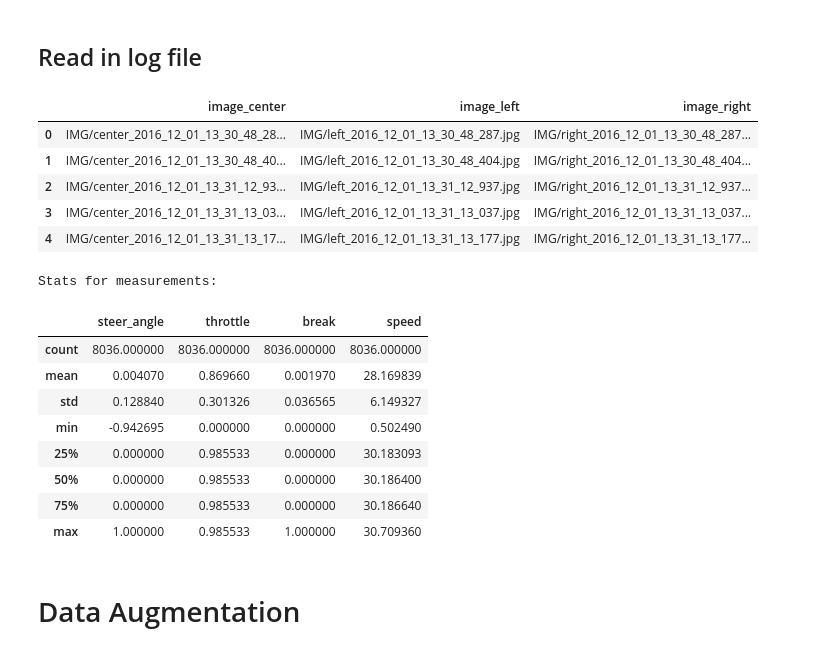
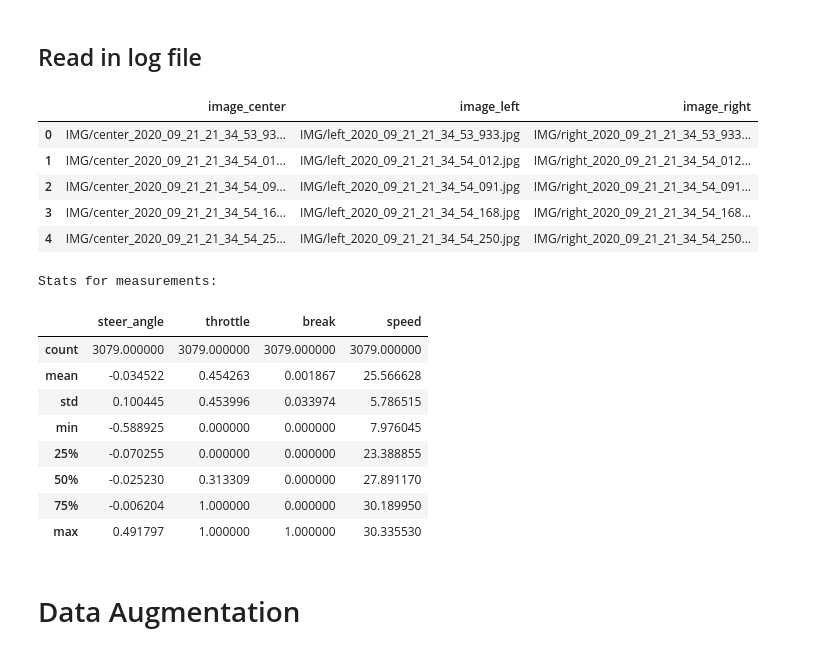
Before and after one commit to MrGeislinger/clone-driving-behavior, a Jupyter notebook: model.ipynb, the cells around one changed output. Saved outputs shown, nothing was run; the diff lists cells and outputs as text; code cells hidden in the pictures.

```diff
--- a/model.ipynb
+++ b/model.ipynb
@@ -71,29 +65,31 @@ def create_img_meas_dfs(log_csv, data_dir=None, orig_dir=None, skiprows=None):
 
     return df_img_paths,df_measurments, df
 # %%
-df_imgs, df_meas, df_all = create_img_meas_dfs(log_csv='data/driving_log.csv',skiprows=1)
+df_imgs, df_meas, df_all = create_img_meas_dfs(
+    log_csv='data/driving_log.csv',
+    skiprows=1)
 
 display(df_imgs.head())
 
 print('Stats for measurements:')
 display(df_meas.describe())
 # %% [output]
 |  | image_center | image_left | image_right |
-| 0 | IMG/center_2016_12_01_13_30_48_28... | IMG/left_2016_12_01_13_30_48_287.jpg | IMG/right_2016_12_01_13_30_48_287... |
-| 1 | IMG/center_2016_12_01_13_30_48_40... | IMG/left_2016_12_01_13_30_48_404.jpg | IMG/right_2016_12_01_13_30_48_404... |
-| 2 | IMG/center_2016_12_01_13_31_12_93... | IMG/left_2016_12_01_13_31_12_937.jpg | IMG/right_2016_12_01_13_31_12_937... |
-| 3 | IMG/center_2016_12_01_13_31_13_03... | IMG/left_2016_12_01_13_31_13_037.jpg | IMG/right_2016_12_01_13_31_13_037... |
-| 4 | IMG/center_2016_12_01_13_31_13_17... | IMG/left_2016_12_01_13_31_13_177.jpg | IMG/right_2016_12_01_13_31_13_177... |
+| 0 | IMG/center_2020_09_21_21_34_53_93... | IMG/left_2020_09_21_21_34_53_933.jpg | IMG/right_2020_09_21_21_34_53_933... |
+| 1 | IMG/center_2020_09_21_21_34_54_01... | IMG/left_2020_09_21_21_34_54_012.jpg | IMG/right_2020_09_21_21_34_54_012... |
+| 2 | IMG/center_2020_09_21_21_34_54_09... | IMG/left_2020_09_21_21_34_54_091.jpg | IMG/right_2020_09_21_21_34_54_091... |
+| 3 | IMG/center_2020_09_21_21_34_54_16... | IMG/left_2020_09_21_21_34_54_168.jpg | IMG/right_2020_09_21_21_34_54_168... |
+| 4 | IMG/center_2020_09_21_21_34_54_25... | IMG/left_2020_09_21_21_34_54_250.jpg | IMG/right_2020_09_21_21_34_54_250... |
 Stats for measurements:
 |  | steer_angle | throttle | break | speed |
-| count | 8036.000000 | 8036.000000 | 8036.000000 | 8036.000000 |
-| mean | 0.004070 | 0.869660 | 0.001970 | 28.169839 |
-| std | 0.128840 | 0.301326 | 0.036565 | 6.149327 |
-| min | -0.942695 | 0.000000 | 0.000000 | 0.502490 |
-| 25% | 0.000000 | 0.985533 | 0.000000 | 30.183093 |
-| 50% | 0.000000 | 0.985533 | 0.000000 | 30.186400 |
-| 75% | 0.000000 | 0.985533 | 0.000000 | 30.186640 |
-| max | 1.000000 | 0.985533 | 1.000000 | 30.709360 |
+| count | 3079.000000 | 3079.000000 | 3079.000000 | 3079.000000 |
+| mean | -0.034522 | 0.454263 | 0.001867 | 25.566628 |
+| std | 0.100445 | 0.453996 | 0.033974 | 5.786515 |
+| min | -0.588925 | 0.000000 | 0.000000 | 7.976045 |
+| 25% | -0.070255 | 0.000000 | 0.000000 | 23.388855 |
+| 50% | -0.025230 | 0.313309 | 0.000000 | 27.891170 |
+| 75% | -0.006204 | 1.000000 | 0.000000 | 30.189950 |
+| max | 0.491797 | 1.000000 | 1.000000 | 30.335530 |
 # %% [markdown]
 # Data Augmentation
 # %% [markdown]
```
Also changed, not shown: parts of 6 cells of this notebook.
